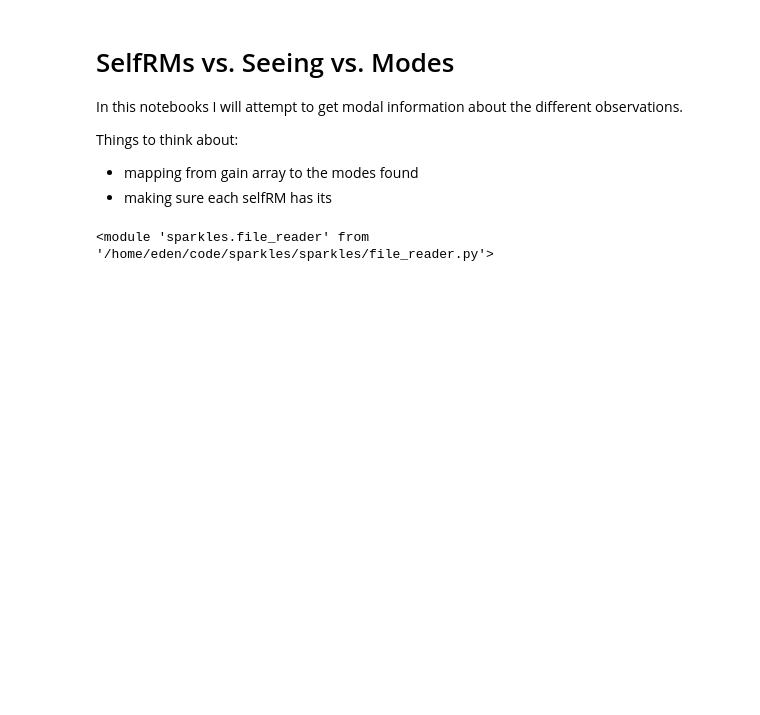
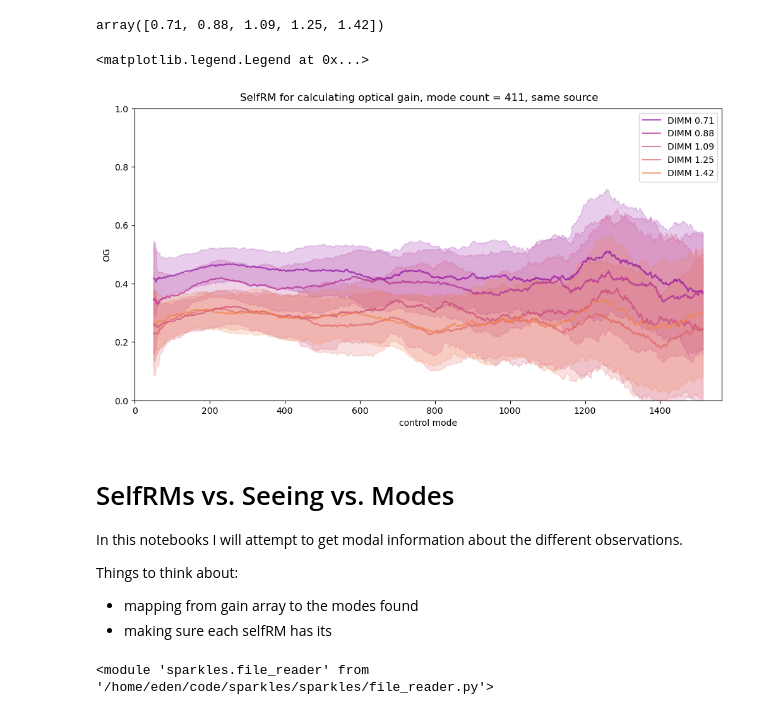
Before and after one commit to edenacadia/sparkles, a Jupyter notebook: telem/selfRM_DIMM_modes.ipynb, the cells around one changed output. Saved outputs shown, nothing was run; the diff lists cells and outputs as text; code cells hidden in the pictures; blank space fills up the shorter version.

```diff
--- a/telem/selfRM_DIMM_modes.ipynb
+++ b/telem/selfRM_DIMM_modes.ipynb
@@ -14,3 +99,37 @@ import sparkles.log_readers as lr
+# %%
+sky_DIMMS
+# %% [output]
+array([0.71, 0.88, 1.09, 1.25, 1.42])
+# %%
+# PLOT: OG across multiple selfRM files
+fig, axs = plt.subplots(nrows=1, ncols=1, figsize=(12, 6), facecolor='white', sharex=True)
+plt.suptitle(f"SelfRM for calculating optical gain, mode count = 411, same source", y=0.92 )
+fig.subplots_adjust(hspace=0)
+colors = plt.cm.plasma(np.linspace(0.3,.7, len(sky_sRMs)))
+
+#only need to pull lab data once
+lab_data = np.diag(fits.open(RM_dir + 'LAB/' + lab_sRM)[0].data[5])
+
+# go through all selfRMs and check
+for i, s in enumerate(sky_sRMs):
+    #calc OG for this file
+    sky_data_x  = np.diag(fits.open(RM_dir + 'SKY/' + sky_sRMs[i])[0].data[5])
+    og_ex = sky_data_x / lab_data
+
+    data_avg, data_s = spkl.return_rolling(og_ex, n=100)
+    X_shift = np.arange(50, data_avg.shape[0] + 50)
+
+    axs.fill_between(X_shift, data_avg - data_s, data_avg + data_s, alpha = 0.2, color=colors[i])
+    axs.plot(X_shift, data_avg, alpha=0.7, label=f'DIMM {sky_DIMMS[i]}', color=colors[i])
+
+axs.set_ylabel('OG')
+axs.set_xlabel('control mode')
+axs.set_ylim(0,1)
+axs.set_xlim(0,1565)
+axs.legend()
+# %% [output]
+<matplotlib.legend.Legend at 0x...>
+[figure, added]
 # %% [markdown]
 # SelfRMs vs. Seeing vs. Modes
 
```
Also changed, not shown: parts of 15 cells of this notebook, 4 other files.
